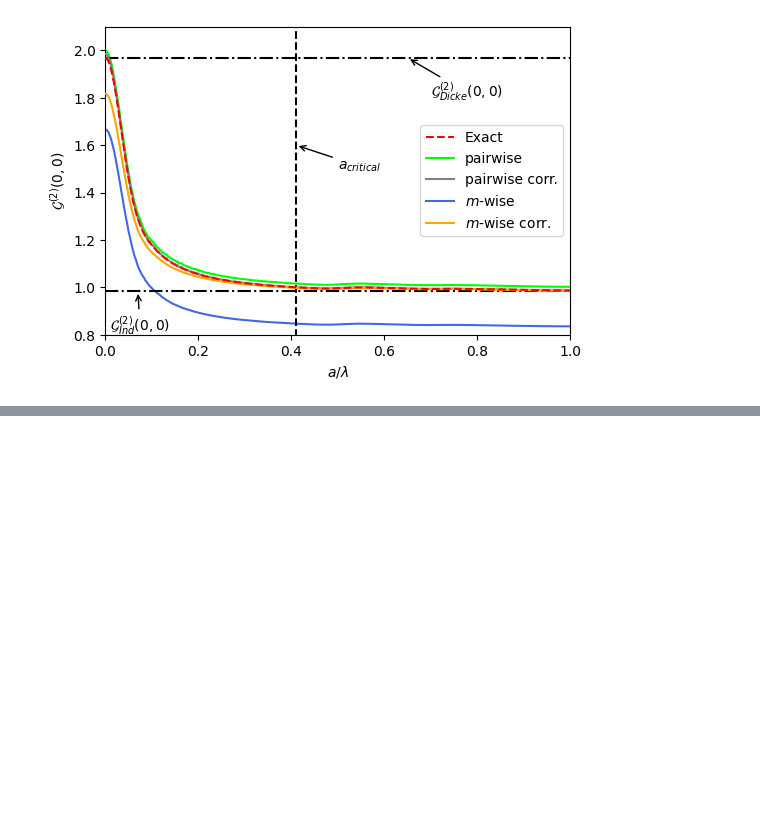
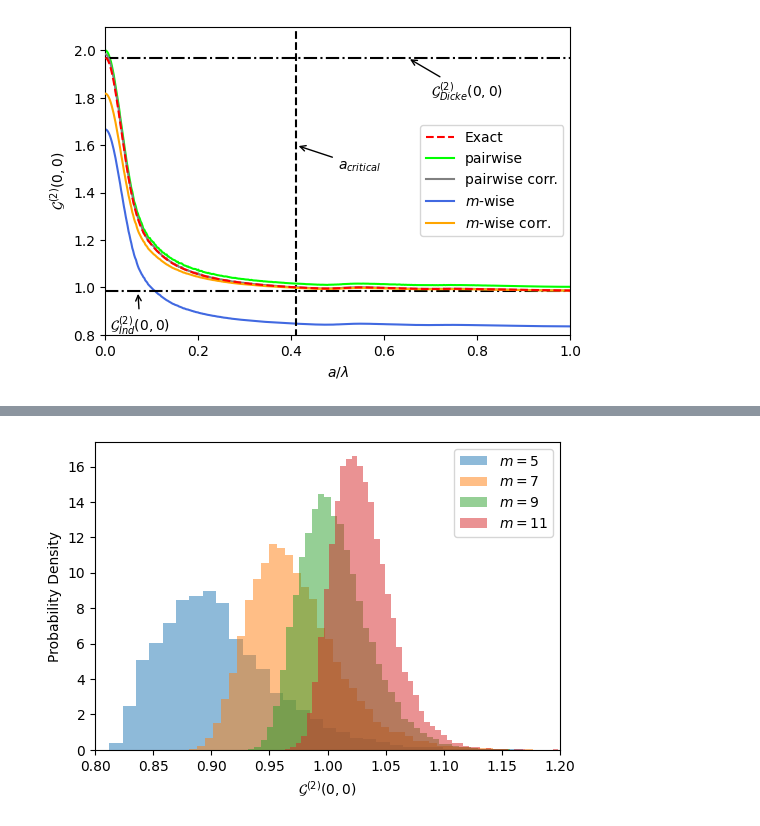
Before and after one commit to Daneyles1/PhD_Projects, a Jupyter notebook: Sampling Methods/Plotting_Visuals.ipynb, the cells around one changed output, grey strips where cells are left out. Drawn from its saved outputs; the diff is of its cells as text; code cells hidden in the pictures; blank space fills up the shorter version.

```diff
--- a/Sampling Methods/Plotting_Visuals.ipynb
+++ b/Sampling Methods/Plotting_Visuals.ipynb
@@ -289,0 +390,24 @@ plt.show()
+# %%
+# (Fig 9) Appendix 1: Plot the dist. of m-wise samples for different values of m
+Num_Samples = 000 #Set to 0 to only show plot, >0 will generate more data in each distribution
+m_set = [5, 7, 9, 11]
+
+a = 0.1
+N = 11
+Dim = 2
+
+fig, ax = plt.subplots( figsize=(6, 4))
+
+
+for m in m_set:
+    Samples_mwise = Sampling_Methods(SOCF, Approx.MWISE, N, Dim, m=m)
+    Data = Samples_mwise.Inverted_Array_Distributions(a, Num_Samples)
+    ax.hist(Data, 50, alpha=0.5, density=True, label="$m=$"+str(m))
+
+ax.set_xlim([0.8, 1.2])
+ax.set_ylabel("Probability Density")
+ax.set_xlabel("$\mathcal{G}^{(2)}(0,0)$")
+ax.legend()
+plt.show()
+# %% [output]
+[figure, added]
```
Also changed, not shown: parts of 4 cells of this notebook, 21 other files.
